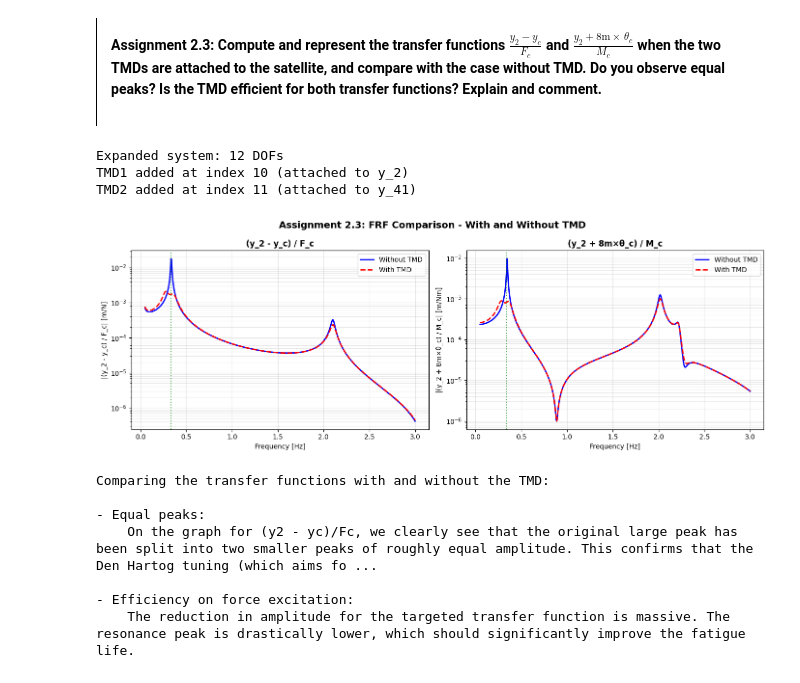
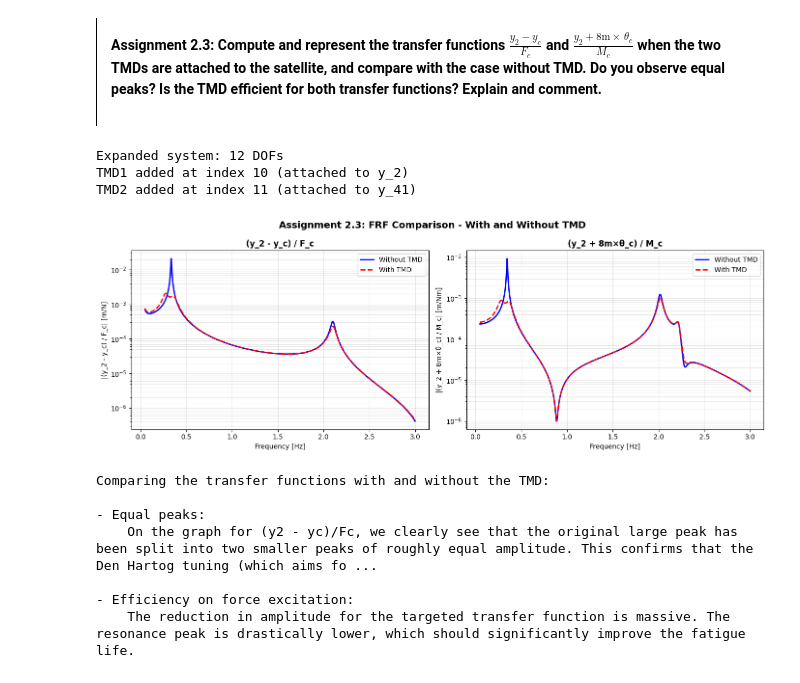
Before and after one commit to mazar3/MA1_MechanicalVibrations, a Jupyter notebook: MECAH411_Project_ZARIOH_Maximilien.ipynb, the cells around one changed output. Saved outputs shown, nothing was run; the diff lists cells and outputs as text; code cells hidden in the pictures.

```diff
--- a/MECAH411_Project_ZARIOH_Maximilien.ipynb
+++ b/MECAH411_Project_ZARIOH_Maximilien.ipynb
@@ -868,9 +850,13 @@ def compute_frf_with_damping(M, K, C, freq_array, eta_structural):
 
     for i, f in enumerate(freq_array):
         omega = 2 * np.pi * f
+        # TMD DOFs + connections: represented via explicit viscous matrix C
+        K_complex = K.copy().astype(complex)
+        K_complex[:n_dof_original, :n_dof_original] *= (1 + 1j * eta_structural)
+
         # Dynamic stiffness with both hysteretic and viscous damping
-        Z = K * (1 + 1j * eta_structural) + 1j * omega * C - omega**2 * M
-        H[i, :, :] = np.linalg.inv(Z)
+        Z = K_complex + 1j * omega * C - omega**2 * M
+        H[i, :, :] = linalg.solve(Z, np.eye(n_dof))
 
     return H
 
@@ -882,36 +868,34 @@ H_diff_Fc_TMD = H_with_TMD[:, idx_y2, 1] - H_with_TMD[:, 1, 1]  # (y_2 - y_c)/F_
 H_y2_plus_8theta_TMD = H_with_TMD[:, idx_y2, 2] + L_solar * H_with_TMD[:, 2, 2]  # (y_2 + 8*θ_c)/M_c
 
 # Plot comparison
 fig, axes = plt.subplots(1, 2, figsize=(14, 5))
 
 # (y_2 - y_c) / F_c
 axes[0].semilogy(freq, np.abs(H_diff_Fc), 'b-', linewidth=2, label='Without TMD')
 axes[0].semilogy(freq, np.abs(H_diff_Fc_TMD), 'r--', linewidth=2, label='With TMD')
 axes[0].set_xlabel('Frequency [Hz]')
 axes[0].set_ylabel('|(y_2 - y_c) / F_c| [m/N]')
 axes[0].set_title('(y_2 - y_c) / F_c', fontweight='bold')
 axes[0].legend()
 axes[0].grid(True, which='both', alpha=0.3)
-axes[0].axvline(f_primary, color='green', linestyle=':', alpha=0.7, label=f'Target: {f_primary:.3f} Hz')
 
 # (y_2 + 8m×θ_c) / M_c
 axes[1].semilogy(freq, np.abs(H_y2_plus_8theta), 'b-', linewidth=2, label='Without TMD')
 axes[1].semilogy(freq, np.abs(H_y2_plus_8theta_TMD), 'r--', linewidth=2, label='With TMD')
 axes[1].set_xlabel('Frequency [Hz]')
 axes[1].set_ylabel('|(y_2 + 8m×θ_c) / M_c| [m/Nm]')
 axes[1].set_title('(y_2 + 8m×θ_c) / M_c', fontweight='bold')
 axes[1].legend()
 axes[1].grid(True, which='both', alpha=0.3)
-axes[1].axvline(f_primary, color='green', linestyle=':', alpha=0.7)
 
 plt.suptitle('Assignment 2.3: FRF Comparison - With and Without TMD', fontsize=14, fontweight='bold')
 plt.tight_layout()
 plt.show()
 # %% [output]
 Expanded system: 12 DOFs
 TMD1 added at index 10 (attached to y_2)
 TMD2 added at index 11 (attached to y_41)
-[figure, old version]
+[figure, new version]
 # %%
 print("""
 Comparing the transfer functions with and without the TMD:
```
Also changed, not shown: parts of 7 cells of this notebook.
